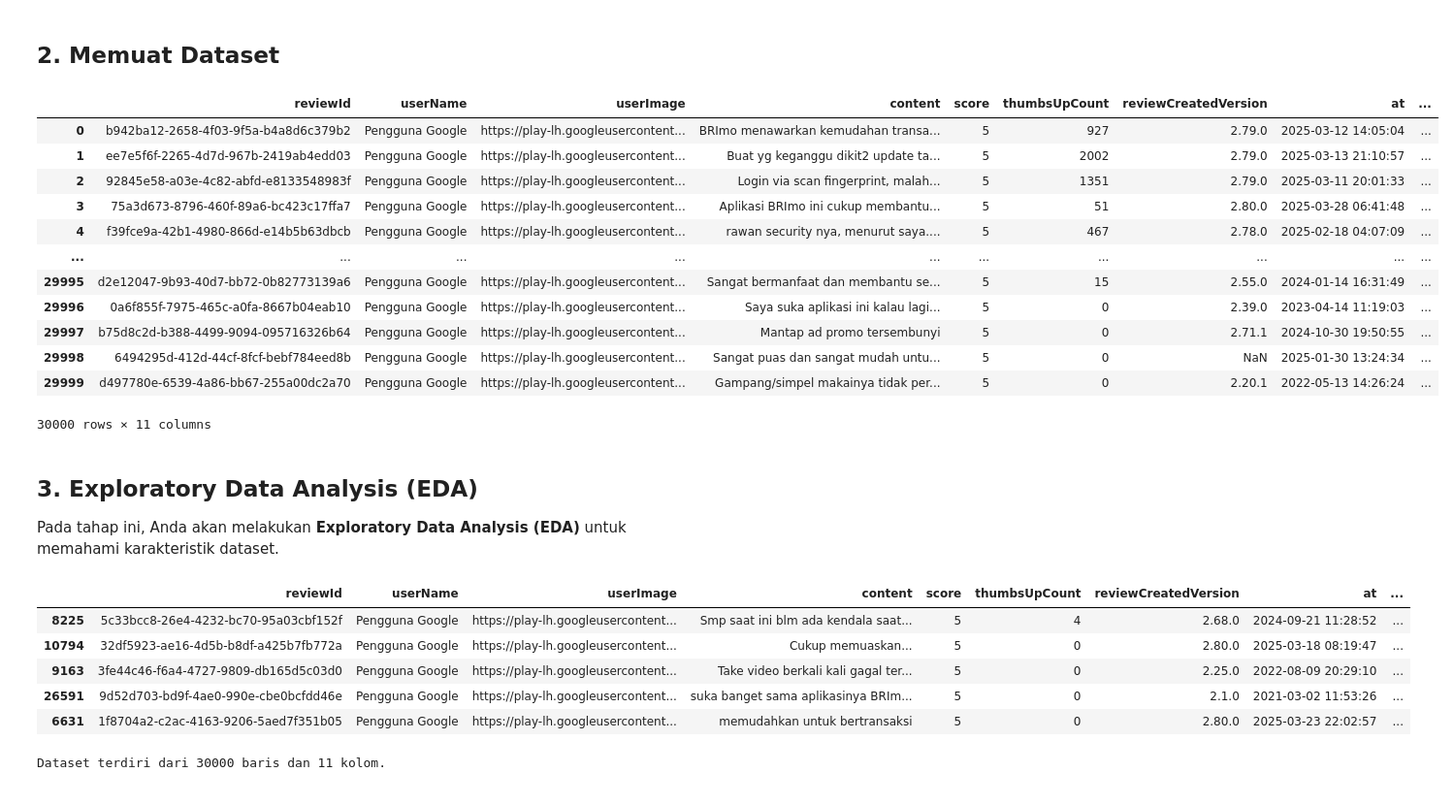
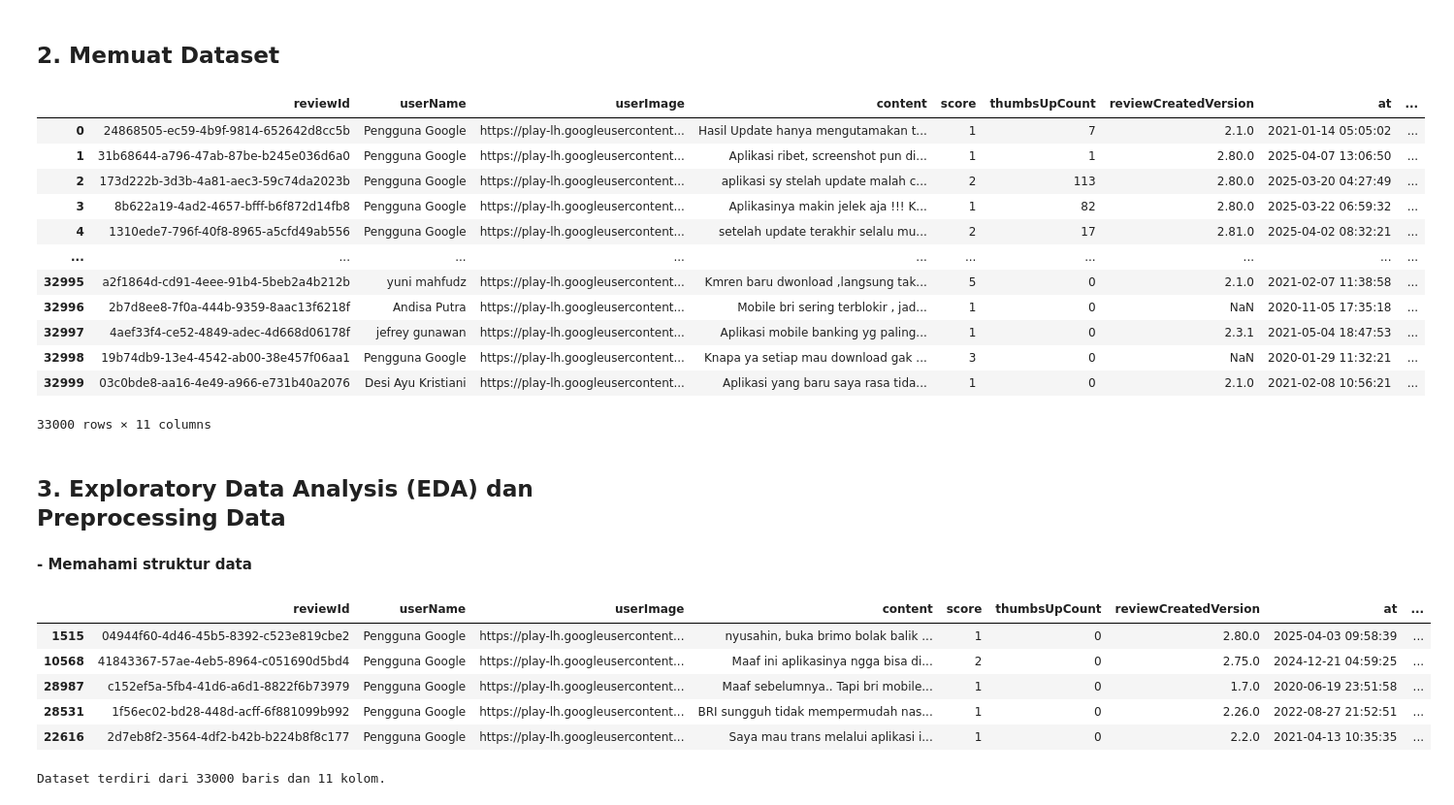
Before and after one commit to Chatarinaeva/analisis_sentikmen, a Jupyter notebook: Submission_Analisis_Sentimen_BRImo.ipynb, the cells around one changed output. Shown: that part at 97% size. Cells and saved outputs as stored; diff of their text form; code cells hidden in the pictures.

```diff
--- a/Submission_Analisis_Sentimen_BRImo.ipynb
+++ b/Submission_Analisis_Sentimen_BRImo.ipynb
@@ -97,44 +98,44 @@ from io import StringIO
 ## **2. Memuat Dataset**
 # %%
 # Load dataset dari file CSV
-df = pd.read_csv("Dataset/dataset_ulasan_brimo.csv")
+df = pd.read_csv("Dataset/dataset_review_brimo.csv")
 
 # Menampilkan seluruh data
 df
 # %% [output]
 |  | reviewId | userName | userImage | content | score | thumbsUpCount | reviewCreatedVersion | at | ... |
-| 0 | b942ba12-2658-4f03-9f5a-b4a8d6c379b2 | Pengguna Google | https://play-lh.googleusercontent... | BRImo menawarkan kemudahan transa... | 5 | 927 | 2.79.0 | 2025-03-12 14:05:04 | ... |
-| 1 | ee7e5f6f-2265-4d7d-967b-2419ab4edd03 | Pengguna Google | https://play-lh.googleusercontent... | Buat yg keganggu dikit2 update ta... | 5 | 2002 | 2.79.0 | 2025-03-13 21:10:57 | ... |
-| 2 | 92845e58-a03e-4c82-abfd-e8133548983f | Pengguna Google | https://play-lh.googleusercontent... | Login via scan fingerprint, malah... | 5 | 1351 | 2.79.0 | 2025-03-11 20:01:33 | ... |
-| 3 | 75a3d673-8796-460f-89a6-bc423c17ffa7 | Pengguna Google | https://play-lh.googleusercontent... | Aplikasi BRImo ini cukup membantu... | 5 | 51 | 2.80.0 | 2025-03-28 06:41:48 | ... |
-| 4 | f39fce9a-42b1-4980-866d-e14b5b63dbcb | Pengguna Google | https://play-lh.googleusercontent... | rawan security nya, menurut saya.... | 5 | 467 | 2.78.0 | 2025-02-18 04:07:09 | ... |
+| 0 | 24868505-ec59-4b9f-9814-652642d8cc5b | Pengguna Google | https://play-lh.googleusercontent... | Hasil Update hanya mengutamakan t... | 1 | 7 | 2.1.0 | 2021-01-14 05:05:02 | ... |
+| 1 | 31b68644-a796-47ab-87be-b245e036d6a0 | Pengguna Google | https://play-lh.googleusercontent... | Aplikasi ribet, screenshot pun di... | 1 | 1 | 2.80.0 | 2025-04-07 13:06:50 | ... |
+| 2 | 173d222b-3d3b-4a81-aec3-59c74da2023b | Pengguna Google | https://play-lh.googleusercontent... | aplikasi sy stelah update malah c... | 2 | 113 | 2.80.0 | 2025-03-20 04:27:49 | ... |
+| 3 | 8b622a19-4ad2-4657-bfff-b6f872d14fb8 | Pengguna Google | https://play-lh.googleusercontent... | Aplikasinya makin jelek aja !!! K... | 1 | 82 | 2.80.0 | 2025-03-22 06:59:32 | ... |
+| 4 | 1310ede7-796f-40f8-8965-a5cfd49ab556 | Pengguna Google | https://play-lh.googleusercontent... | setelah update terakhir selalu mu... | 2 | 17 | 2.81.0 | 2025-04-02 08:32:21 | ... |
 | ... | ... | ... | ... | ... | ... | ... | ... | ... | ... |
-| 29995 | d2e12047-9b93-40d7-bb72-0b82773139a6 | Pengguna Google | https://play-lh.googleusercontent... | Sangat bermanfaat dan membantu se... | 5 | 15 | 2.55.0 | 2024-01-14 16:31:49 | ... |
-| 29996 | 0a6f855f-7975-465c-a0fa-8667b04eab10 | Pengguna Google | https://play-lh.googleusercontent... | Saya suka aplikasi ini kalau lagi... | 5 | 0 | 2.39.0 | 2023-04-14 11:19:03 | ... |
-| 29997 | b75d8c2d-b388-4499-9094-095716326b64 | Pengguna Google | https://play-lh.googleusercontent... | Mantap ad promo tersembunyi | 5 | 0 | 2.71.1 | 2024-10-30 19:50:55 | ... |
-| 29998 | 6494295d-412d-44cf-8fcf-bebf784eed8b | Pengguna Google | https://play-lh.googleusercontent... | Sangat puas dan sangat mudah untu... | 5 | 0 | NaN | 2025-01-30 13:24:34 | ... |
-| 29999 | d497780e-6539-4a86-bb67-255a00dc2a70 | Pengguna Google | https://play-lh.googleusercontent... | Gampang/simpel makainya tidak per... | 5 | 0 | 2.20.1 | 2022-05-13 14:26:24 | ... |
+| 32995 | a2f1864d-cd91-4eee-91b4-5beb2a4b212b | yuni mahfudz | https://play-lh.googleusercontent... | Kmren baru dwonload ,langsung tak... | 5 | 0 | 2.1.0 | 2021-02-07 11:38:58 | ... |
+| 32996 | 2b7d8ee8-7f0a-444b-9359-8aac13f6218f | Andisa Putra | https://play-lh.googleusercontent... | Mobile bri sering terblokir , jad... | 1 | 0 | NaN | 2020-11-05 17:35:18 | ... |
+| 32997 | 4aef33f4-ce52-4849-adec-4d668d06178f | jefrey gunawan | https://play-lh.googleusercontent... | Aplikasi mobile banking yg paling... | 1 | 0 | 2.3.1 | 2021-05-04 18:47:53 | ... |
+| 32998 | 19b74db9-13e4-4542-ab00-38e457f06aa1 | Pengguna Google | https://play-lh.googleusercontent... | Knapa ya setiap mau download gak ... | 3 | 0 | NaN | 2020-01-29 11:32:21 | ... |
+| 32999 | 03c0bde8-aa16-4e49-a966-e731b40a2076 | Desi Ayu Kristiani | https://play-lh.googleusercontent... | Aplikasi yang baru saya rasa tida... | 1 | 0 | 2.1.0 | 2021-02-08 10:56:21 | ... |
-30000 rows × 11 columns
+33000 rows × 11 columns
 # %% [markdown]
-## **3. Exploratory Data Analysis (EDA)**
-
-Pada tahap ini, Anda akan melakukan **Exploratory Data Analysis (EDA)** untuk memahami karakteristik dataset.
+## **3. Exploratory Data Analysis (EDA) dan Preprocessing Data**
+# %% [markdown]
+ **- Memahami struktur data**
 # %%
 df.sample(5)
 # %% [output]
 |  | reviewId | userName | userImage | content | score | thumbsUpCount | reviewCreatedVersion | at | ... |
-| 8225 | 5c33bcc8-26e4-4232-bc70-95a03cbf152f | Pengguna Google | https://play-lh.googleusercontent... | Smp saat ini blm ada kendala saat... | 5 | 4 | 2.68.0 | 2024-09-21 11:28:52 | ... |
-| 10794 | 32df5923-ae16-4d5b-b8df-a425b7fb772a | Pengguna Google | https://play-lh.googleusercontent... | Cukup memuaskan... | 5 | 0 | 2.80.0 | 2025-03-18 08:19:47 | ... |
-| 9163 | 3fe44c46-f6a4-4727-9809-db165d5c03d0 | Pengguna Google | https://play-lh.googleusercontent... | Take video berkali kali gagal ter... | 5 | 0 | 2.25.0 | 2022-08-09 20:29:10 | ... |
-| 26591 | 9d52d703-bd9f-4ae0-990e-cbe0bcfdd46e | Pengguna Google | https://play-lh.googleusercontent... | suka banget sama aplikasinya BRIm... | 5 | 0 | 2.1.0 | 2021-03-02 11:53:26 | ... |
-| 6631 | 1f8704a2-c2ac-4163-9206-5aed7f351b05 | Pengguna Google | https://play-lh.googleusercontent... | memudahkan untuk bertransaksi | 5 | 0 | 2.80.0 | 2025-03-23 22:02:57 | ... |
+| 1515 | 04944f60-4d46-45b5-8392-c523e819cbe2 | Pengguna Google | https://play-lh.googleusercontent... | nyusahin, buka brimo bolak balik ... | 1 | 0 | 2.80.0 | 2025-04-03 09:58:39 | ... |
+| 10568 | 41843367-57ae-4eb5-8964-c051690d5bd4 | Pengguna Google | https://play-lh.googleusercontent... | Maaf ini aplikasinya ngga bisa di... | 2 | 0 | 2.75.0 | 2024-12-21 04:59:25 | ... |
+| 28987 | c152ef5a-5fb4-41d6-a6d1-8822f6b73979 | Pengguna Google | https://play-lh.googleusercontent... | Maaf sebelumnya.. Tapi bri mobile... | 1 | 0 | 1.7.0 | 2020-06-19 23:51:58 | ... |
+| 28531 | 1f56ec02-bd28-448d-acff-6f881099b992 | Pengguna Google | https://play-lh.googleusercontent... | BRI sungguh tidak mempermudah nas... | 1 | 0 | 2.26.0 | 2022-08-27 21:52:51 | ... |
+| 22616 | 2d7eb8f2-3564-4df2-b42b-b224b8f8c177 | Pengguna Google | https://play-lh.googleusercontent... | Saya mau trans melalui aplikasi i... | 1 | 0 | 2.2.0 | 2021-04-13 10:35:35 | ... |
 # %%
 # Meninjau jumlah baris dan kolom
 jumlah_data = df.shape[0]
 jumlah_fitur = df.shape[1]
 print(f"\nDataset terdiri dari {jumlah_data} baris dan {jumlah_fitur} kolom.")
 # %% [output]
-Dataset terdiri dari 30000 baris dan 11 kolom.
+Dataset terdiri dari 33000 baris dan 11 kolom.
 # %%
 # Meninjau tipe data dan informasi umum
 df.info()
```
Also changed, not shown: parts of 17 cells of this notebook, 2 other files.
